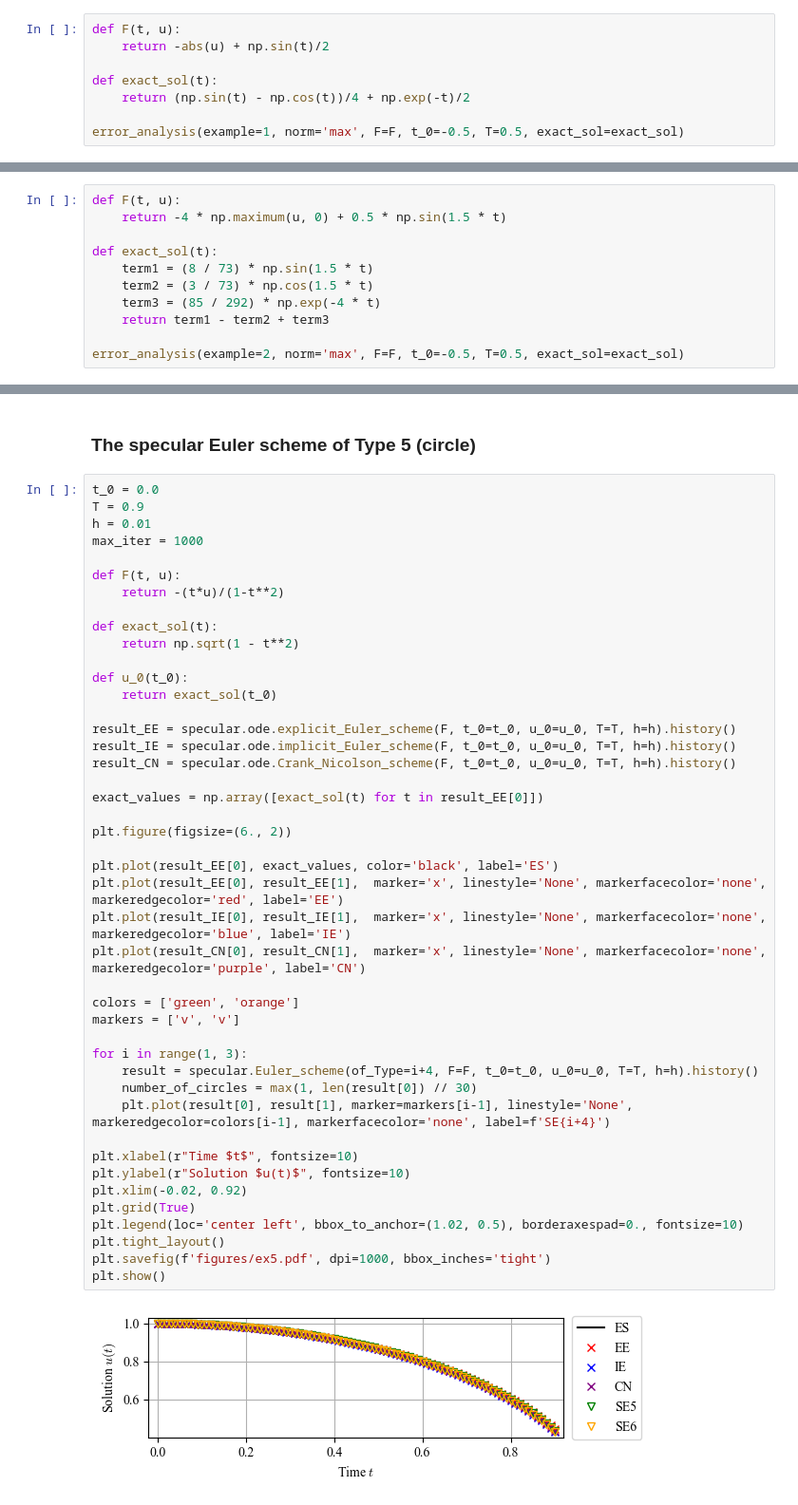
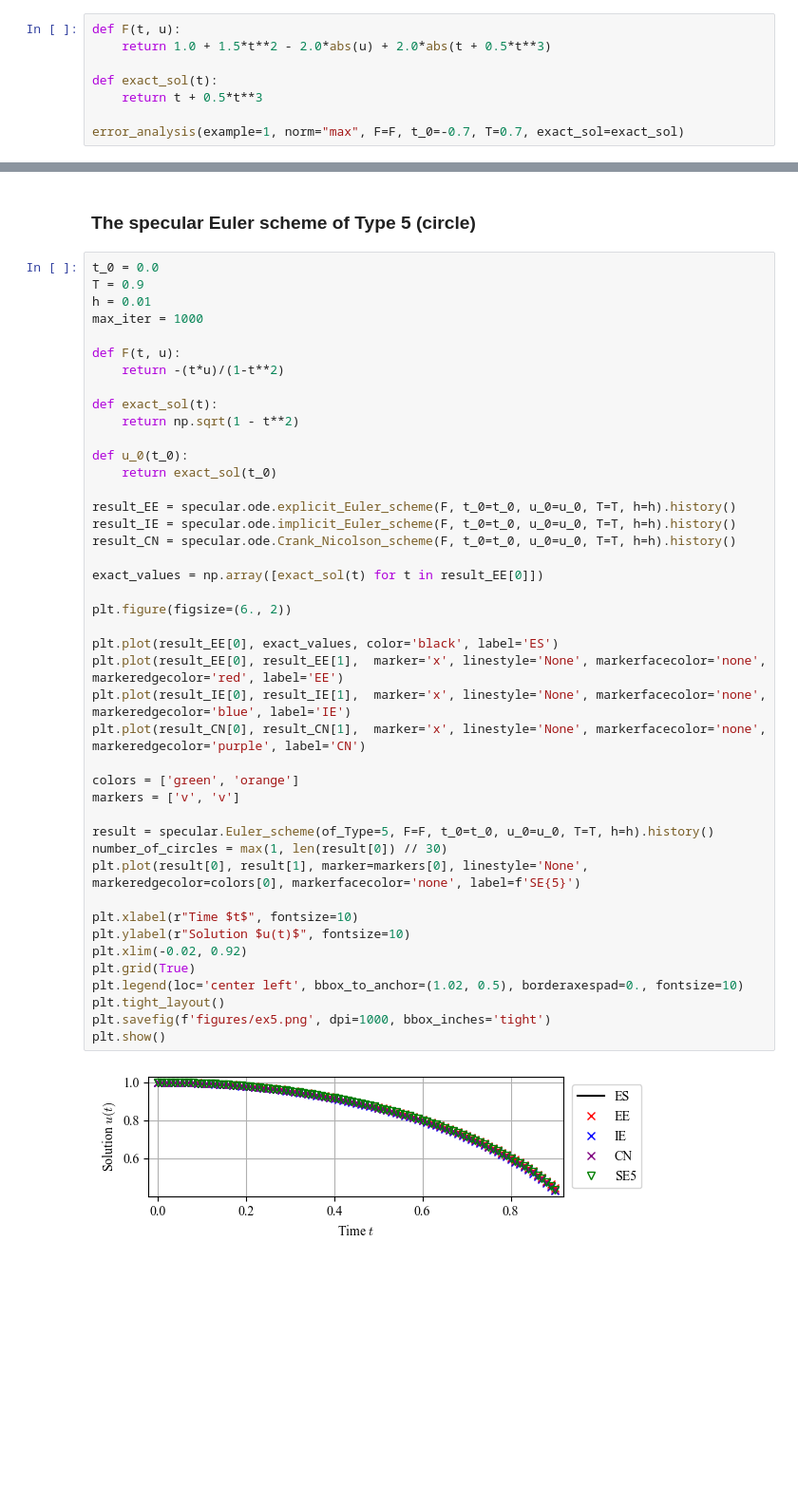
Before and after one commit to kyjung2357/specular-differentiation, a Jupyter notebook: examples/ode/2026-Jung/main.ipynb, the cells around one changed output, grey strips where cells are left out. Shown at 95% size. Cells and saved outputs as stored; diff of their text form; blank space fills up the shorter version.

```diff
--- a/examples/ode/2026-Jung/main.ipynb
+++ b/examples/ode/2026-Jung/main.ipynb
@@ -250,10 +250,10 @@ plt.show()
 ### The specular Euler scheme of Type 5 (nonsmooth)
 # %%
 def F(t, u):
-    return -abs(u) + np.sin(t)/2
+    return 1.0 + 1.5*t**2 - 2.0*abs(u) + 2.0*abs(t + 0.5*t**3)
 
 def exact_sol(t):
-    return (np.sin(t) - np.cos(t))/4 + np.exp(-t)/2
+    return t + 0.5*t**3
 
-error_analysis(example=1, norm='max', F=F, t_0=-0.5, T=0.5, exact_sol=exact_sol)
+error_analysis(example=1, norm="max", F=F, t_0=-0.7, T=0.7, exact_sol=exact_sol)
 # %% [output]
@@ -261,11 +260,0 @@ error_analysis(example=1, norm='max', F=F, t_0=-0.5, T=0.5, exact_sol=exact_sol)
-# %%
-def F(t, u):
-    return -4 * np.maximum(u, 0) + 0.5 * np.sin(1.5 * t)
-
-def exact_sol(t):
-    term1 = (8 / 73) * np.sin(1.5 * t)
-    term2 = (3 / 73) * np.cos(1.5 * t)
-    term3 = (85 / 292) * np.exp(-4 * t)
-    return term1 - term2 + term3
-
-error_analysis(example=2, norm='max', F=F, t_0=-0.5, T=0.5, exact_sol=exact_sol)
@@ -286,39 +273,38 @@ def exact_sol(t):
     return np.sqrt(1 - t**2)
 
 def u_0(t_0):
     return exact_sol(t_0)
 
 result_EE = specular.ode.explicit_Euler_scheme(F, t_0=t_0, u_0=u_0, T=T, h=h).history()
 result_IE = specular.ode.implicit_Euler_scheme(F, t_0=t_0, u_0=u_0, T=T, h=h).history()
 result_CN = specular.ode.Crank_Nicolson_scheme(F, t_0=t_0, u_0=u_0, T=T, h=h).history()
 
 exact_values = np.array([exact_sol(t) for t in result_EE[0]])
 
 plt.figure(figsize=(6., 2))
 
 plt.plot(result_EE[0], exact_values, color='black', label='ES')
 plt.plot(result_EE[0], result_EE[1],  marker='x', linestyle='None', markerfacecolor='none', markeredgecolor='red', label='EE')
 plt.plot(result_IE[0], result_IE[1],  marker='x', linestyle='None', markerfacecolor='none', markeredgecolor='blue', label='IE')
 plt.plot(result_CN[0], result_CN[1],  marker='x', linestyle='None', markerfacecolor='none', markeredgecolor='purple', label='CN')
 
 colors = ['green', 'orange']
 markers = ['v', 'v']
 
-for i in range(1, 3):
-    result = specular.Euler_scheme(of_Type=i+4, F=F, t_0=t_0, u_0=u_0, T=T, h=h).history()
-    number_of_circles = max(1, len(result[0]) // 30)
-    plt.plot(result[0], result[1], marker=markers[i-1], linestyle='None', markeredgecolor=colors[i-1], markerfacecolor='none', label=f'SE{i+4}')
+result = specular.Euler_scheme(of_Type=5, F=F, t_0=t_0, u_0=u_0, T=T, h=h).history()
+number_of_circles = max(1, len(result[0]) // 30)
+plt.plot(result[0], result[1], marker=markers[0], linestyle='None', markeredgecolor=colors[0], markerfacecolor='none', label=f'SE{5}')
 
 plt.xlabel(r"Time $t$", fontsize=10)
 plt.ylabel(r"Solution $u(t)$", fontsize=10)
 plt.xlim(-0.02, 0.92)
 plt.grid(True)
 plt.legend(loc='center left', bbox_to_anchor=(1.02, 0.5), borderaxespad=0., fontsize=10)
 plt.tight_layout()
-plt.savefig(f'figures/ex5.pdf', dpi=1000, bbox_inches='tight')
+plt.savefig(f'figures/ex5.png', dpi=1000, bbox_inches='tight')
 plt.show()
 # %% [output]
-[figure, old version]
+[figure, new version]
 # %%
 def F(t, u):
     return -(t*u)/(1-t**2)
```
Also changed, not shown: parts of 10 cells of this notebook, 49 other files.
